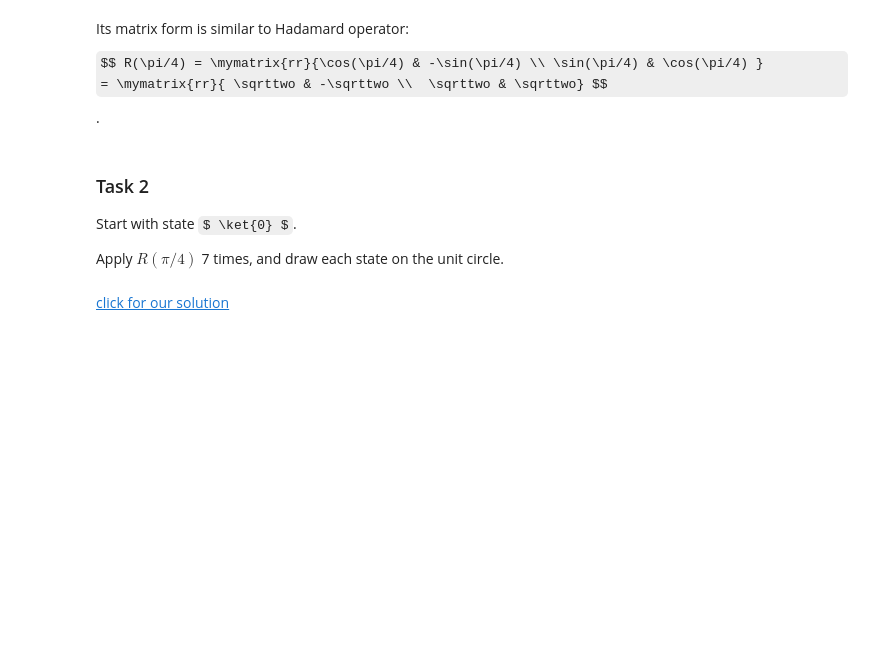
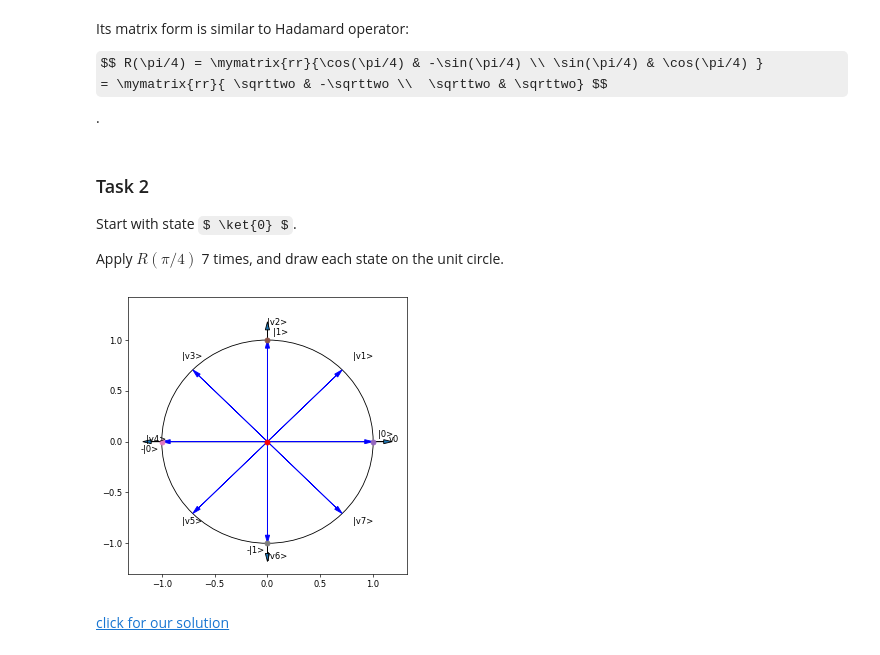
Before and after one commit to ernestpascual/bronze-qiskit, a Jupyter notebook: quantum-with-qiskit/Q44_Rotations.ipynb, the cells around one changed output. Drawn from its saved outputs; the diff is of its cells as text; code cells hidden in the pictures; some formulas as TeX source; blank space fills up the shorter version.

```diff
--- a/quantum-with-qiskit/Q44_Rotations.ipynb
+++ b/quantum-with-qiskit/Q44_Rotations.ipynb
@@ -109,21 +127,36 @@ Apply $ R(\pi/4) $ 7 times, and draw each state on the unit circle.
 # %%
 %run quantum.py
 
 draw_qubit()
 
 [x,y]=[1,0]
 
 draw_quantum_state(x,y,"v0")
 
 sqrttwo = 2**0.5
 oversqrttwo = 1/sqrttwo
 
 R = [ [oversqrttwo, -1*oversqrttwo], [oversqrttwo,oversqrttwo] ]
 
 #
 # your code is here
 #
 #
+
+# function for rotation R
+def rotate(px,py):
+    newx = R[0][0]*px + R[0][1]*py
+    newy = R[1][0]*px + R[1][1]*py
+    return [newx,newy]
+
+# apply rotation R 7 times
+for i in range(1,8):
+    [x,y] = rotate(x,y)
+    draw_quantum_state(x,y,"|v"+str(i)+">")
+
+show_plt()
+# %% [output]
+[figure, added]
 # %% [markdown]
 <a href="Q44_Rotations_Solutions.ipynb#task2">click for our solution</a>
 # %% [markdown]
```
Also changed, not shown: parts of 11 cells of this notebook, 28 other files.
